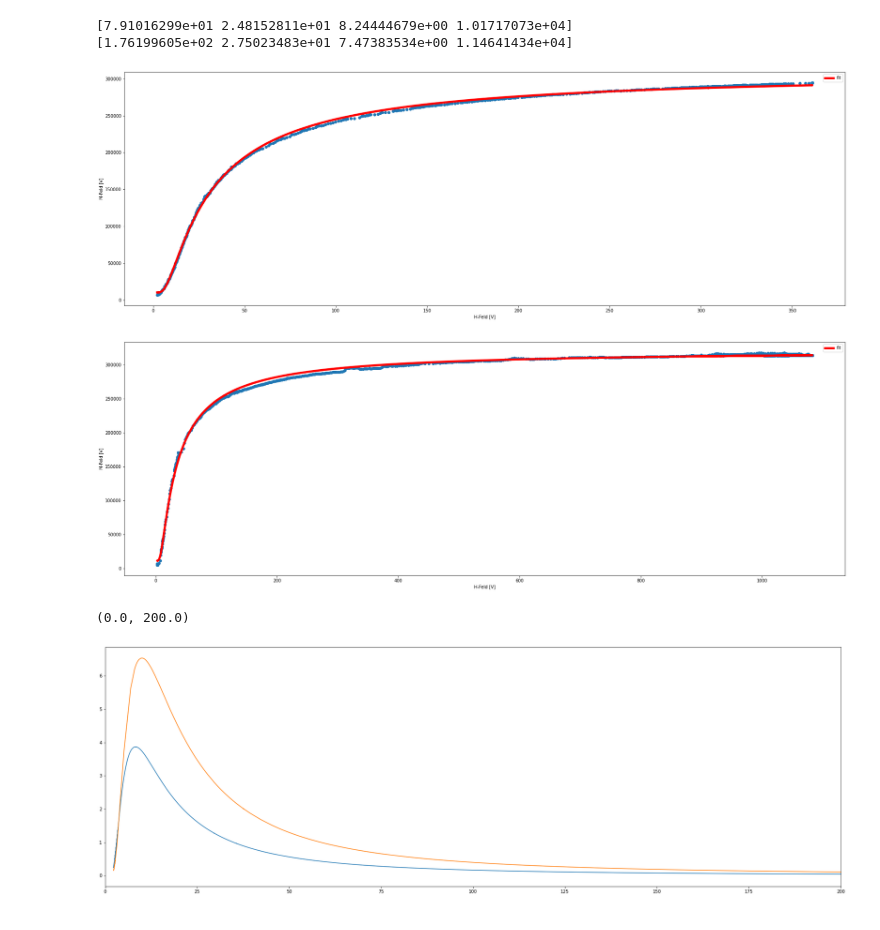
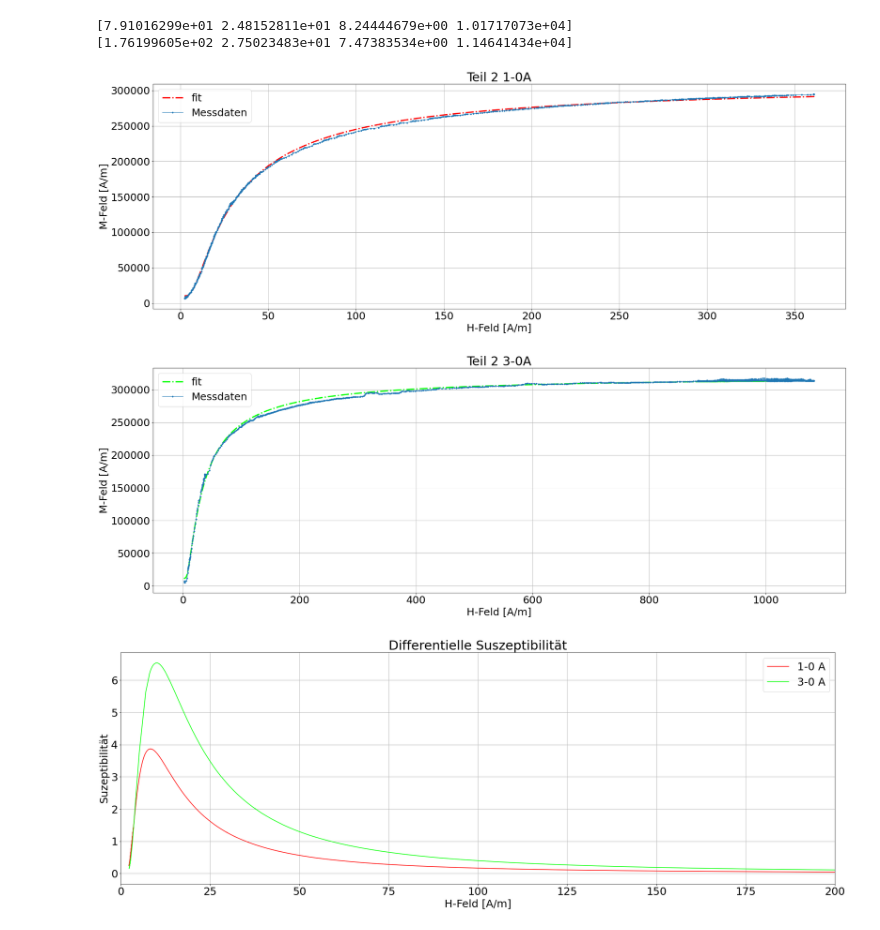
Before and after one commit to PI0nk/Praktikum-test, a Jupyter notebook: B 2.4/Measurements/Teil 2/Teil 2 - script.ipynb, the cells around one changed output. Saved outputs shown, nothing was run; the diff lists cells and outputs as text; code cells hidden in the pictures.

```diff
--- a/B 2.4/Measurements/Teil 2/Teil 2 - script.ipynb
+++ b/B 2.4/Measurements/Teil 2/Teil 2 - script.ipynb
@@ -5,6 +5,10 @@ import scipy as scp
 import sys
 import os
 from scipy.optimize import curve_fit
+font = {'family' : 'normal',
+        'size'   : 25}
+
+plt.rc('font', **font)
 # %%
 def M(U):
     q = (0.9/10000)
@@ -38,44 +42,55 @@ dy = [[],[]]
 for name in os.listdir("Daten"):
     if "1" in name:
         Im = 1
+        color = "red"
     else:
         Im = 3
+        color = "lime"
 
     plt.figure(figsize=(30,10))
     file = open("Daten/"+name)
     lines = file.readlines()
     xv,yv = [],[]
     #plt.xlim(-0.25,0.25)
     for line in lines:
         vals = line[:-1].split("\t")
         xv.append(float(vals[0]))
         yv.append(M(float(vals[1])))
     xv = np.array(xv)
     Um = max(xv)
     xv = H(Im,Um,xv)
     xv = list(xv)
 
     popt,_ = curve_fit(fit_func,xv,yv)
     print(popt)
-    plt.plot(xv,[fit_func(x,*popt) for x in xv],color="red",label="fit",linewidth=5)
+    plt.plot(xv,[fit_func(x,*popt) for x in xv],color=color,label="fit",linewidth=3,linestyle="-.")
     dx[map(Im)] = [x for x in xv if x>0]
     dy[map(Im)] = [d_fit_func(x,*popt) for x in xv if x > 0]
     #plt.scatter([x for x in xv if x>0.5],[d_fit_func(x,*popt) for x in xv if x > 0.5],color="green",label="fit",linewidth=5)
-    plt.scatter(xv,yv)
-    plt.xlabel("H-Feld [V]")
-    plt.ylabel("M-Feld [V]")
+    plt.plot(xv,yv,marker=".",linewidth=1,label="Messdaten")
+    plt.title(name)
+    plt.xlabel("H-Feld [A/m]")
+    plt.ylabel("M-Feld [A/m]")
+    plt.grid(True)
     plt.legend()
     file.close()
+    plt.savefig("..\..\Images\Teil2%s.png"%(name))
 # %% [output]
 [7.91016299e+01 2.48152811e+01 8.24444679e+00 1.01717073e+04]
 [1.76199605e+02 2.75023483e+01 7.47383534e+00 1.14641434e+04]
-[figure, old version]
+[figure, new version]
-[figure, old version]
+[figure, new version]
 # %%
 plt.figure(figsize=(30,10))
-plt.plot(dx[0],dy[0])
-plt.plot(dx[1],dy[1])
+plt.plot(dx[0],dy[0],label="1-0 A",color="red")
+plt.plot(dx[1],dy[1],label="3-0 A",color="lime")
 plt.xlim(0,200)
+plt.title("Differentielle Suszeptibilität")
+plt.xlabel("H-Feld [A/m]")
+plt.ylabel("Suzeptibilität")
+plt.grid(True)
+plt.legend()
+file.close()
+plt.savefig("..\..\Images\Teil2%s.png"%("Differentielle Suszeptibilität"))
 # %% [output]
-(0.0, 200.0)
-[figure, old version]
+[figure, new version]
```
Also changed, not shown: 24 other files.
